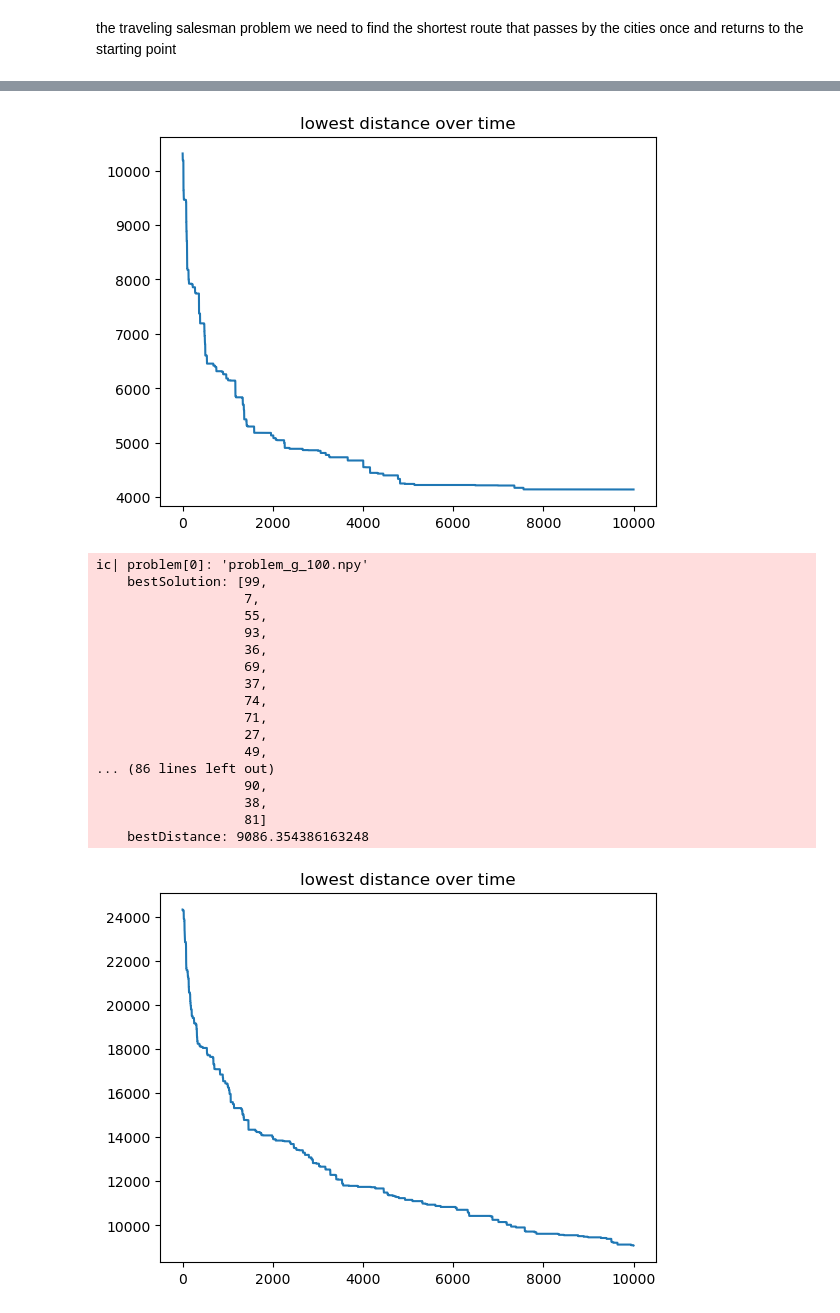
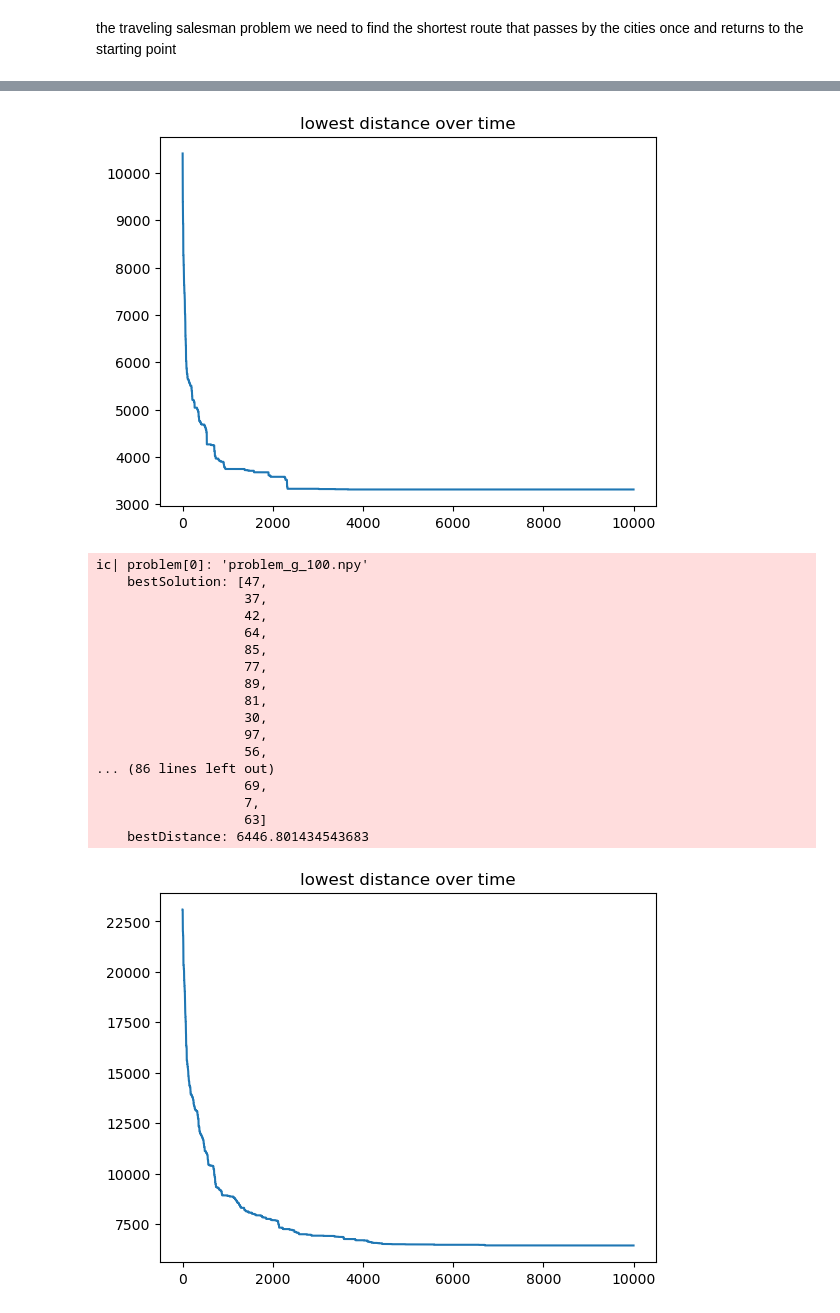
Before and after one commit to MahmoudAMahrous/CI2025_lab2, a Jupyter notebook: solution.ipynb, the cells around one changed output, grey strips where cells are left out. Drawn from its saved outputs; the diff is of its cells as text; code cells hidden in the pictures.

Commit message:
minor tweaks and the problems are solved

```diff
--- a/solution.ipynb
+++ b/solution.ipynb
@@ -14,26 +14,26 @@ populationSize = 10
 # in this list i am loading each problem and considering the number of population and the max iterations
 problems = [['test_problem.npy', 10, 10000, 0.3],
             ['problem_g_10.npy', 10, 10000, 0.2],
-            ['problem_g_20.npy', 10, 10000, 0.2],
-            ['problem_g_50.npy', 10, 10000, 0.2],
-            ['problem_g_100.npy', 10, 10000, 0.2],
-            ['problem_g_200.npy', 10, 10000, 0.2],
-            ['problem_g_500.npy', 10, 10000, 0.2],
-            ['problem_g_1000.npy', 10, 10000, 0.2],
+            ['problem_g_20.npy', 40, 10000, 0.2],
+            ['problem_g_50.npy', 80, 10000, 0.2],
+            ['problem_g_100.npy', 110, 10000, 0.2],
+            ['problem_g_200.npy', 140, 10000, 0.2],
+            ['problem_g_500.npy', 170, 10000, 0.2],
+            ['problem_g_1000.npy', 200, 10000, 0.2],
             ['problem_r1_10.npy', 10, 10000, 0.2],
-            ['problem_r1_20.npy', 10, 10000, 0.2],
-            ['problem_r1_50.npy', 10, 10000, 0.2],
-            ['problem_r1_100.npy', 10, 10000, 0.2],
-            ['problem_r1_200.npy', 10, 10000, 0.2],
-            ['problem_r1_500.npy', 10, 10000, 0.2],
-            ['problem_r1_1000.npy', 10, 10000, 0.2],
+            ['problem_r1_20.npy', 40, 10000, 0.2],
+            ['problem_r1_50.npy', 80, 10000, 0.2],
+            ['problem_r1_100.npy', 110, 10000, 0.2],
+            ['problem_r1_200.npy', 140, 10000, 0.2],
+            ['problem_r1_500.npy', 170, 10000, 0.2],
+            ['problem_r1_1000.npy', 200, 10000, 0.2],
             ['problem_r2_10.npy', 10, 10000, 0.2],
-            ['problem_r2_20.npy', 10, 10000, 0.2],
-            ['problem_r2_50.npy', 10, 10000, 0.2],
-            ['problem_r2_100.npy', 10, 10000, 0.2],
-            ['problem_r2_200.npy', 10, 10000, 0.2],
-            ['problem_r2_500.npy', 10, 10000, 0.2],
-            ['problem_r2_1000.npy', 10, 10000, 0.2]]
+            ['problem_r2_20.npy', 40, 10000, 0.2],
+            ['problem_r2_50.npy', 80, 10000, 0.2],
+            ['problem_r2_100.npy', 110, 10000, 0.2],
+            ['problem_r2_200.npy', 140, 10000, 0.2],
+            ['problem_r2_500.npy', 170, 10000, 0.2],
+            ['problem_r2_1000.npy', 200, 10000, 0.2]]
 
 
 def randomSolution():
@@ -93,13 +93,15 @@ def solve(maxSteps, mutationProbability=0.2):
     bestDistance = 10**50
     bestSolution = []
     for _ in tqdm(range(maxSteps)):
+        newChildren = []
         for _ in range(round(populationSize / 5)):
             if (random.random() < mutationProbability):
-                population.append(swapMutation(
+                newChildren.append(swapMutation(
                     tournamentSelection(population, 4)))
             else:
-                population.append(crossOver(tournamentSelection(population, 4),
-                                            tournamentSelection(population, 4)))
+                newChildren.append(crossOver(tournamentSelection(population, 4),
+                                             tournamentSelection(population, 4)))
+        population.extend(newChildren)
         population = orderBasedOnFitness(population)
         population = population[0:populationSize]
         iterationBestDistance = routeLength(population[0])
@@ -156,20 +158,20 @@ ic| problem[0]: 'problem_g_50.npy'
-[figure, old version]
+[figure, new version]
 ic| problem[0]: 'problem_g_100.npy'
-    bestSolution: [99,
+    bestSolution: [47,
+                   37,
+                   42,
+                   64,
+                   85,
+                   77,
+                   89,
+                   81,
+                   30,
+                   97,
+                   56,
+... (86 lines left out)
+                   69,
                    7,
-                   55,
-                   93,
-                   36,
-                   69,
-                   37,
-                   74,
-                   71,
-                   27,
-                   49,
-... (86 lines left out)
-                   90,
-                   38,
-                   81]
-    bestDistance: 9086.354386163248
+                   63]
+    bestDistance: 6446.801434543683
-[figure, old version]
+[figure, new version]
 ic| problem[0]: 'problem_g_200.npy'
```
Also changed, not shown: parts of 1 cell of this notebook.
